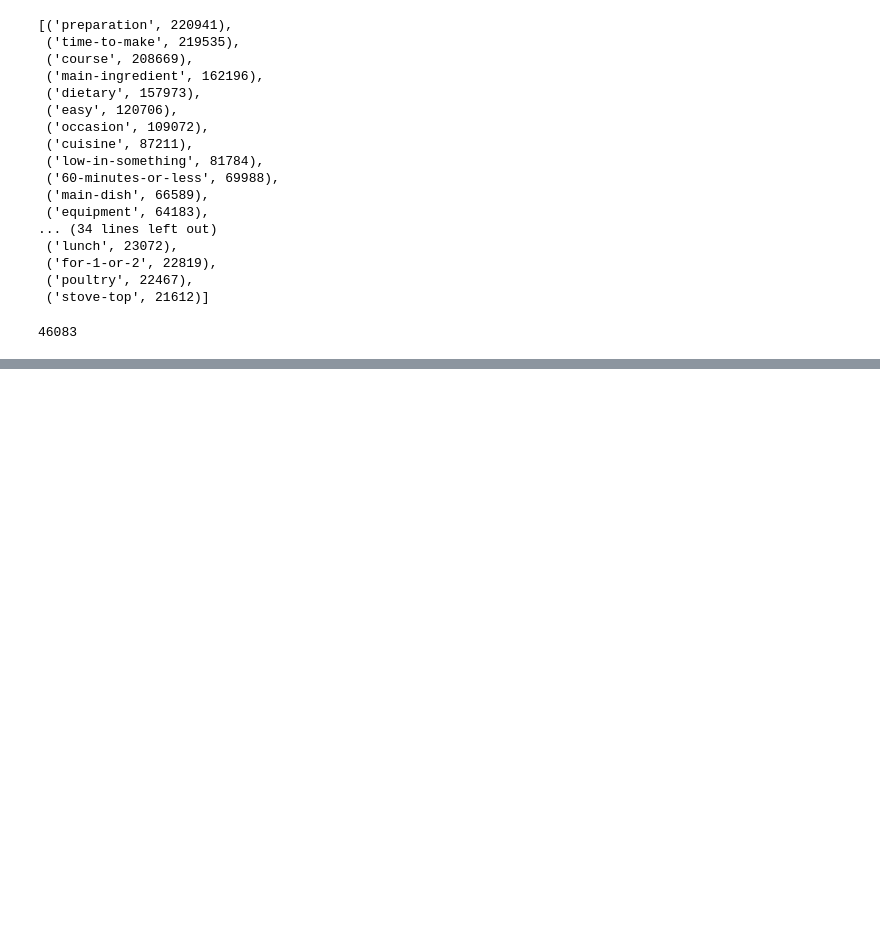
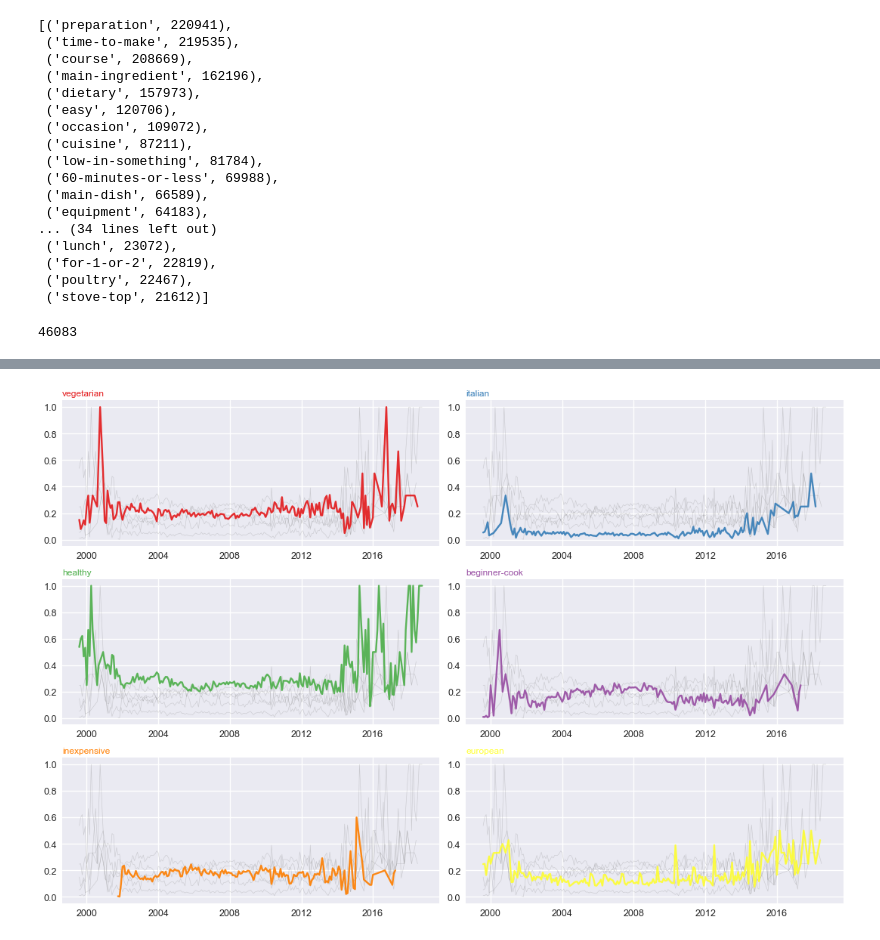
Before and after one commit to jCodingStuff/DataMadness, a Jupyter notebook: juli_mess.ipynb, the cells around one changed output, grey strips where cells are left out. Saved outputs shown, nothing was run; the diff lists cells and outputs as text; code cells hidden in the pictures; blank space fills up the shorter version.

```diff
--- a/juli_mess.ipynb
+++ b/juli_mess.ipynb
@@ -154,4 +156,40 @@ df_tag.submitted = df_tag.submitted.astype('datetime64[M]')
 # %%
-tags = ['vegetarian', 'healthy', 'beginner-cook', 'inexpensive', 'european']
+tags = ['vegetarian', 'italian',  'healthy', 'beginner-cook', 'inexpensive', 'european']
 
 data = {tag: df_tag[df_tag[tag] == 1].submitted.value_counts() for tag in tags}
+for k,v in data.items():
+    data[k] = v.sort_index()
+# %%
+def sumseries(x, y):
+    if np.isnan(x):
+        return y
+    elif np.isnan(y):
+        return x
+    else:
+        return x+y
+# %%
+total = data['vegetarian']
+for i, ele in enumerate(data):
+    if i > 0:
+        total = total.combine(data[ele], func=sumseries)
+# %%
+for tag, dic in data.items():
+    data[tag] = pd.Series({k:v/total[k] for k, v in data[tag].items()})
+# %%
+plt.style.use('seaborn-darkgrid')
+
+palette = plt.get_cmap('Set1')
+fig, ax = plt.subplots(3, 2, figsize=(15, 10))
+for i, ele in enumerate(data):
+    j = i // 2
+    k = i % 2
+    for entry in data.keys():
+        ax[j][k].plot(data[entry].index, data[entry].to_numpy(), marker='', color = 'grey', lw=0.6, alpha=0.3)
+    ax[j][k].plot(data[ele].index, data[ele].to_numpy(), marker = '', color=palette(i), lw = 2.4, alpha = 0.9, label =ele)
+    ax[j][k].set_title(ele, loc='left', fontsize=12, fontweight=0, color=palette(i))
+
+fig.tight_layout()
+#fig.savefig('imgs/tags.png')
+plt.show()
+# %% [output]
+[figure, added]
```
Also changed, not shown: parts of 5 cells of this notebook.
